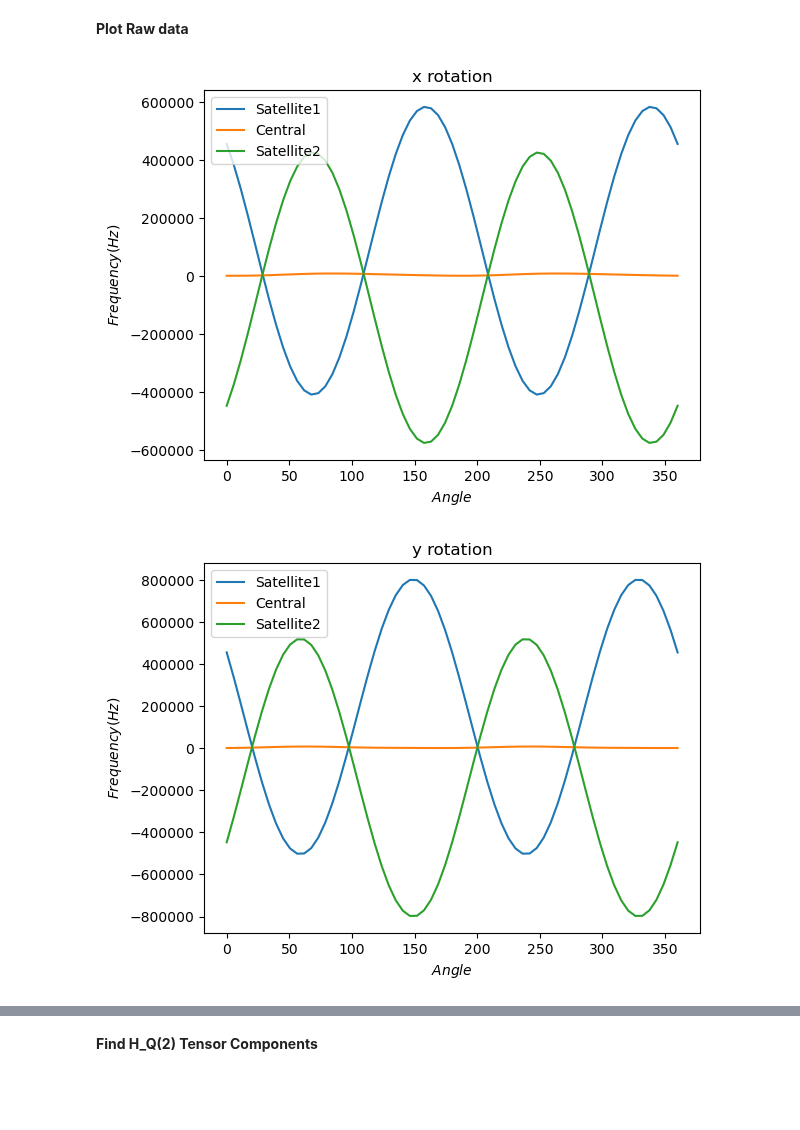
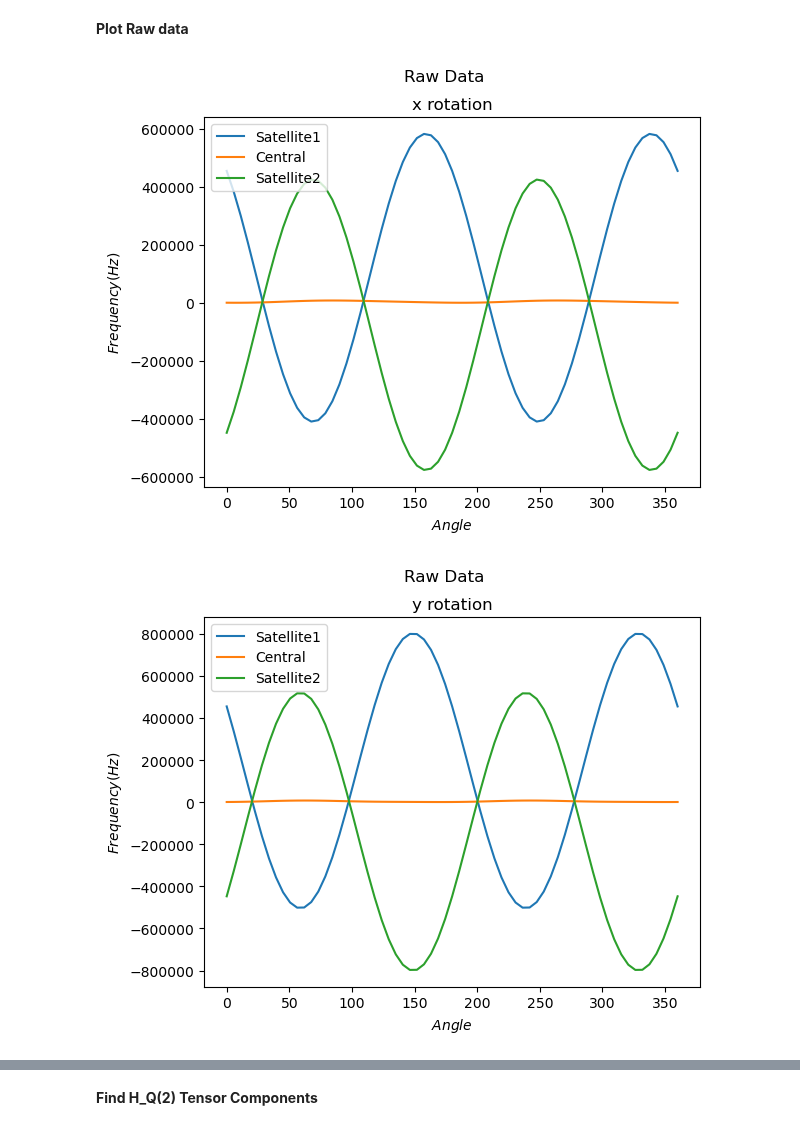
Before and after one commit to AstrobioShiva/Script_project, a Jupyter notebook: NMR_analysis/fitting_B11_updated.ipynb, the cells around one changed output, grey strips where cells are left out. Cells and saved outputs as stored; diff of their text form; code cells hidden in the pictures; blank space fills up the shorter version.

Commit message:
Title added to plots

```diff
--- a/NMR_analysis/fitting_B11_updated.ipynb
+++ b/NMR_analysis/fitting_B11_updated.ipynb
@@ -25,13 +28,14 @@ for i, orientation in enumerate(titles):
 # %%
 for i in range (3):
     plt.plot(df[i].angle, df[i].freq_3212, label = 'Satellite1')
     plt.plot(df[i].angle, df[i].freq_1212, label = 'Central')
     plt.plot(df[i].angle, df[i].freq_1232, label = 'Satellite2')
+    plt.suptitle('Raw Data')
     plt.title(titles[i])
     plt.xlabel(r'$Angle$')
     plt.ylabel(r'$Frequency (Hz)$')
     plt.legend()
     plt.show()
 # %% [output]
-[figure, old version]
+[figure, new version]
-[figure, old version]
+[figure, new version]
```
Also changed, not shown: parts of 6 cells of this notebook.
